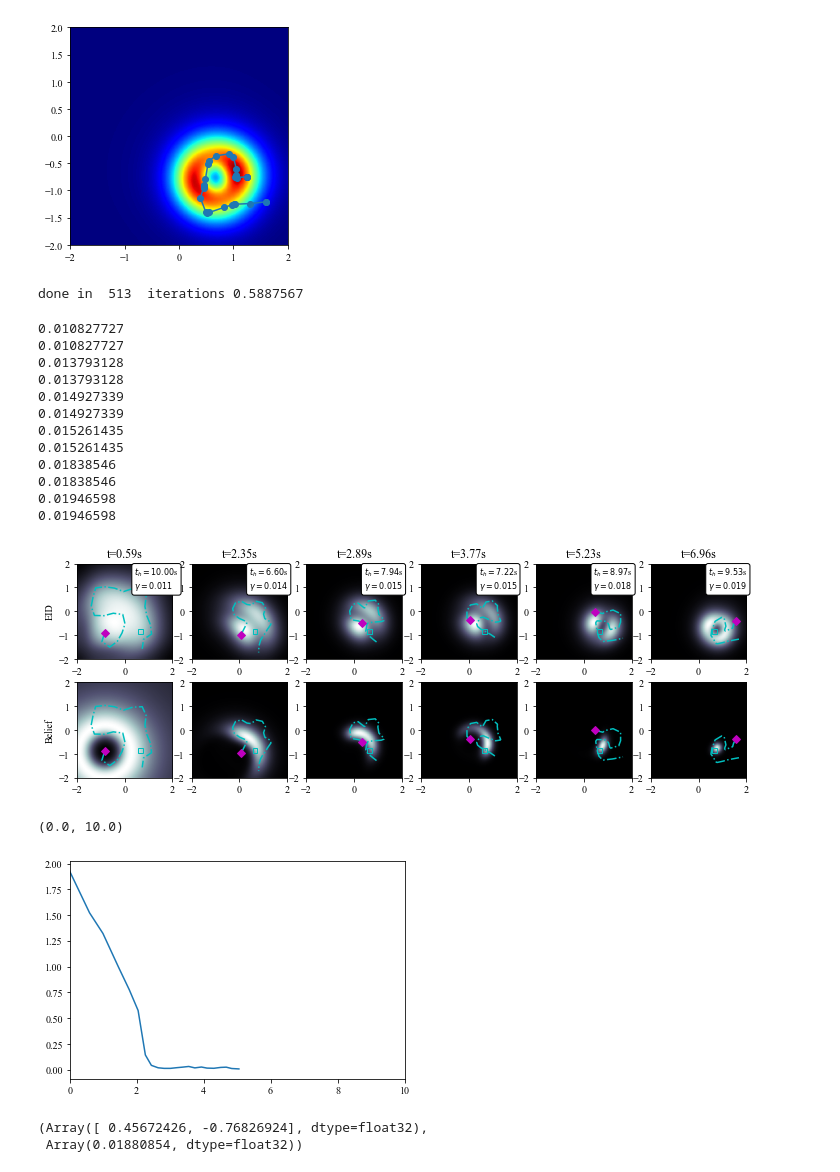
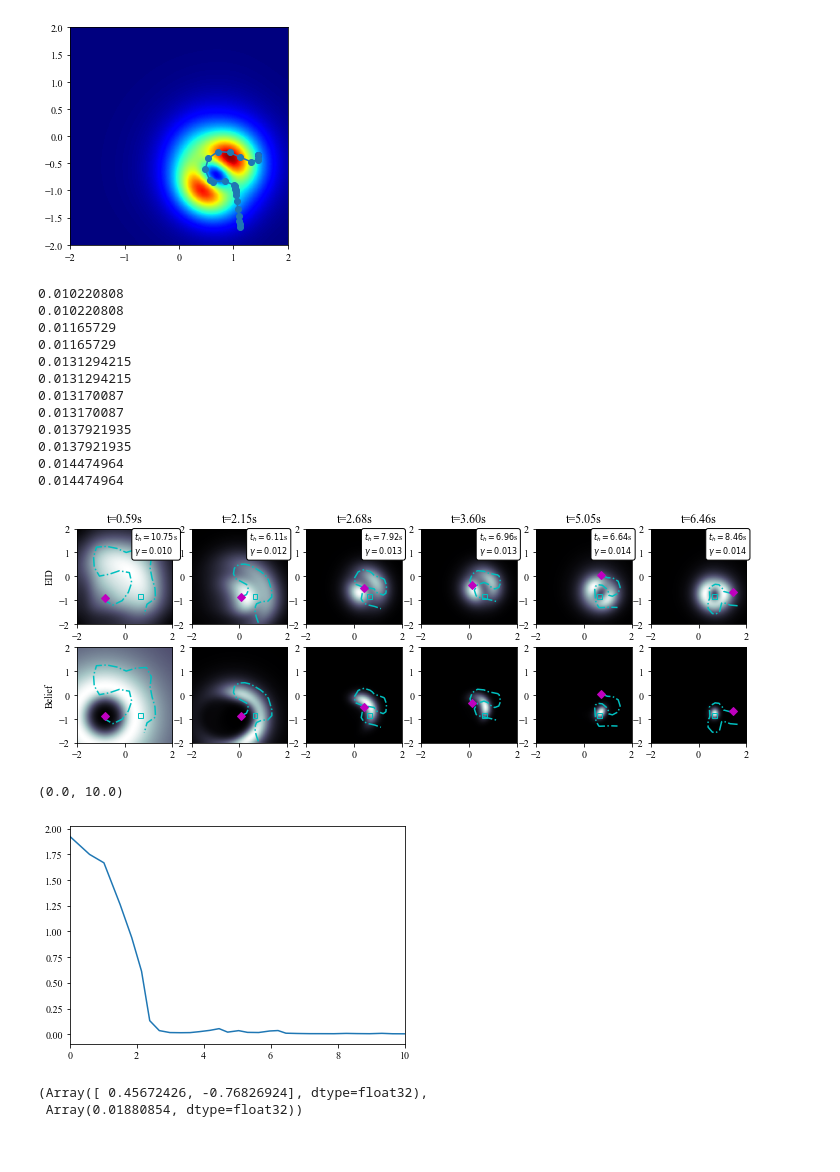
Before and after one commit to ialab-yale/time_optimal_ergodic_search, a Jupyter notebook: experiments/time_varying_search/receding_horizonDubinsCarTimeOpt.ipynb, the cells around one changed output. Cells and saved outputs as stored; diff of their text form; code cells hidden in the pictures.

```diff
--- a/experiments/time_varying_search/receding_horizonDubinsCarTimeOpt.ipynb
+++ b/experiments/time_varying_search/receding_horizonDubinsCarTimeOpt.ipynb
@@ -209,6 +209,14 @@ t_max = 20
 while planner._ck_dynamics._t_curr < t_max:
     planner.solver.reset()
     sol = planner.update_plan(args)
+    clear_output(wait=True)
+    target_distribution.plot_eid()
+    # target_distribution.plot_prior()
+    # planner._ck_dynamics.plot_ck()
+    plt.plot(sol['x'][0,0], sol['x'][0,1], 'bo')
+    plt.plot(sol['x'][:,0], sol['x'][:,1], '-o')
+    plt.show()
+
     _dt = sol['tf']/args['N']
     (mean, var) = target_distribution.get_mean_var()
 
@@ -219,44 +227,36 @@ while planner._ck_dynamics._t_curr < t_max:
                   sol['x'].copy(),
                   np.copy(planner._ck_dynamics._t_curr),
                   _dt,
                   args['erg_ub'])
 
     t_lap = t_lap + _dt
     dt_list.append(_dt)
     planner._ck_dynamics.step(_robot_state, _dt)
     _robot_state = _robot_state + _dt * robot.dfdt(_robot_state, sol['u'][0])
     args.update({
         'x0': _robot_state,
         'ck_state' : planner._ck_dynamics._ck_state,
         't_curr' : planner._ck_dynamics._t_curr
     })
     _y = meas_model(_true_p, _robot_state[:2]) + onp.random.normal(0., 0.1)
     # _y_distract = meas_model(_robot_state[:2], _distractor_p) + onp.random.uniform(0., 0.1)
     target_distribution.update_prior(_robot_state[:2], _y)
     # target_distribution.update_prior(_robot_state[:2], _y_distract)
     _fish_evals = target_distribution.update_eid()
     args.update({
         'phik' : get_phik(_fish_evals, planner.basis)
     })
     args.update({'erg_ub' : _percent_max*(
-        planner.erg_metric(unif_phik, args['phik']) + planner.erg_metric(0*unif_phik, args['phik'])
+        0*planner.erg_metric(unif_phik, args['phik']) + planner.erg_metric(0*unif_phik, args['phik'])
         )})
     t_lap = 0
     erg_up_log.append(args['erg_ub'])
 
     planner.time_shift_plan()
-    if np.linalg.det(var) < 1e-2:
+    if np.linalg.det(var) < 1e-3:
         break
-    clear_output(wait=True)
-    target_distribution.plot_eid()
-    # target_distribution.plot_prior()
-    # planner._ck_dynamics.plot_ck()
-    plt.plot(sol['x'][0,0], sol['x'][0,1], 'bo')
-    plt.plot(sol['x'][:,0], sol['x'][:,1], '-o')
-    plt.show()
 # %% [output]
-[figure, old version]
+[figure, new version]
-done in  513  iterations 0.5887567
 # %%
 logger.to_numpy()
 # %%
@@ -298,25 +298,25 @@ for i, _idx in enumerate(idxs):
 
 # plt.savefig('receding_horizon.pdf')
 # %% [output]
-0.010827727
-0.010827727
-0.013793128
-0.013793128
-0.014927339
-0.014927339
-0.015261435
-0.015261435
-0.01838546
-0.01838546
-0.01946598
-0.01946598
+0.010220808
+0.010220808
+0.01165729
+0.01165729
+0.0131294215
+0.0131294215
+0.013170087
+0.013170087
+0.0137921935
+0.0137921935
+0.014474964
+0.014474964
-[figure, old version]
+[figure, new version]
 # %%
 plt.plot(logger.time, [np.linalg.det(_std) for _std in logger.stds])
 plt.xlim(0,10)
 # %% [output]
 (0.0, 10.0)
-[figure, old version]
+[figure, new version]
 # %%
 mean, np.linalg.det(var)
 # %% [output]
```
Also changed, not shown: 4 other files.
